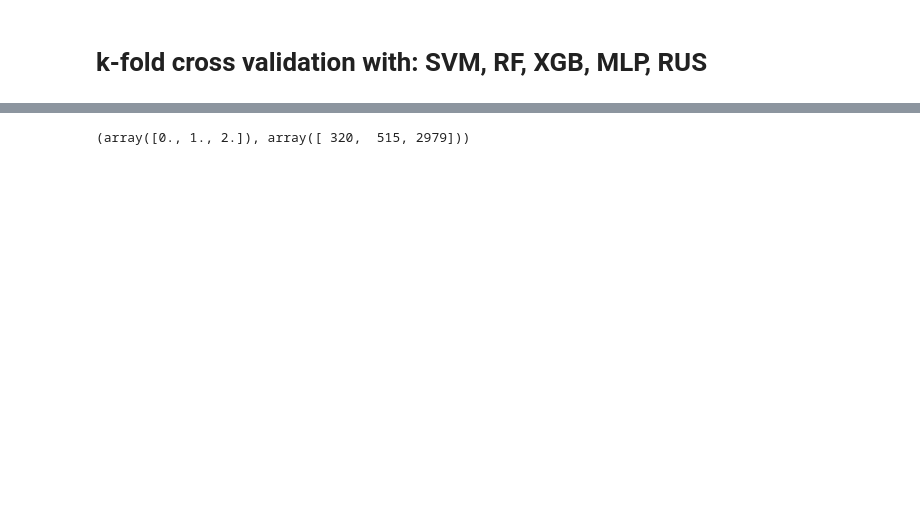
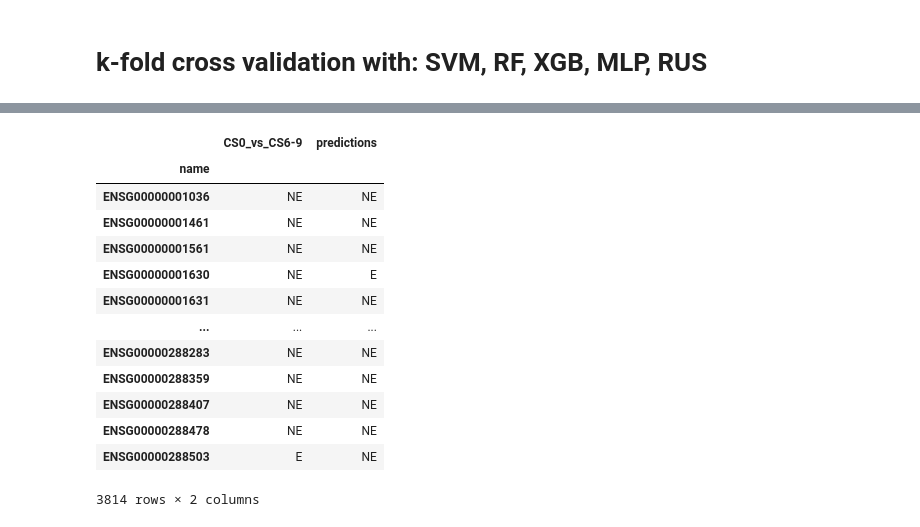
Before and after one commit to giordamaug/EG-identification---Data-Science-in-App-Springer, a Jupyter notebook: notebook/EssentialGenes_ML.ipynb, the cells around one changed output, grey strips where cells are left out. Cells and saved outputs as stored; diff of their text form; code cells hidden in the pictures; blank space fills up the shorter version.

```diff
--- a/notebook/EssentialGenes_ML.ipynb
+++ b/notebook/EssentialGenes_ML.ipynb
@@ -227,10 +186,20 @@ SVM &  0.864973 &  0.697553 &     0.424777 &     0.970328 &  0.510203 &  [[320,
-# %%
-print(np.unique(y+p, return_counts=True))
-labels['predictions'] = p
-labels[(labels['predictions'] == 0 ) & ( labels['CS0_vs_CS6-9'] == 'E')].index
-f= open(f'{method}_Egenes.csv', "w")
-f.write('\n'.join([str(e) for e in list(labels[(labels['predictions'] == 0 ) & ( labels['CS0_vs_CS6-9'] == 'E')].index)]))
-f.close()
-labels[['CS0_vs_CS6-9', 'predictions']].to_csv(f'{method}_Predictions.csv')
-# %% [output]
-(array([0., 1., 2.]), array([ 320,  515, 2979]))
+# %%
+p = np.zeros(len(y))
+p[mm] = predictions
+labels['predictions'] = ['NE' if x>0 else 'E' for x in p]
+labels
+# %% [output]
+|  | CS0_vs_CS6-9 | predictions |
+| name |  |  |
+| ENSG00000001036 | NE | NE |
+| ENSG00000001461 | NE | NE |
+| ENSG00000001561 | NE | NE |
+| ENSG00000001630 | NE | E |
+| ENSG00000001631 | NE | NE |
+| ... | ... | ... |
+| ENSG00000288283 | NE | NE |
+| ENSG00000288359 | NE | NE |
+| ENSG00000288407 | NE | NE |
+| ENSG00000288478 | NE | NE |
+| ENSG00000288503 | E | NE |
+3814 rows × 2 columns
```
Also changed, not shown: parts of 18 cells of this notebook.
